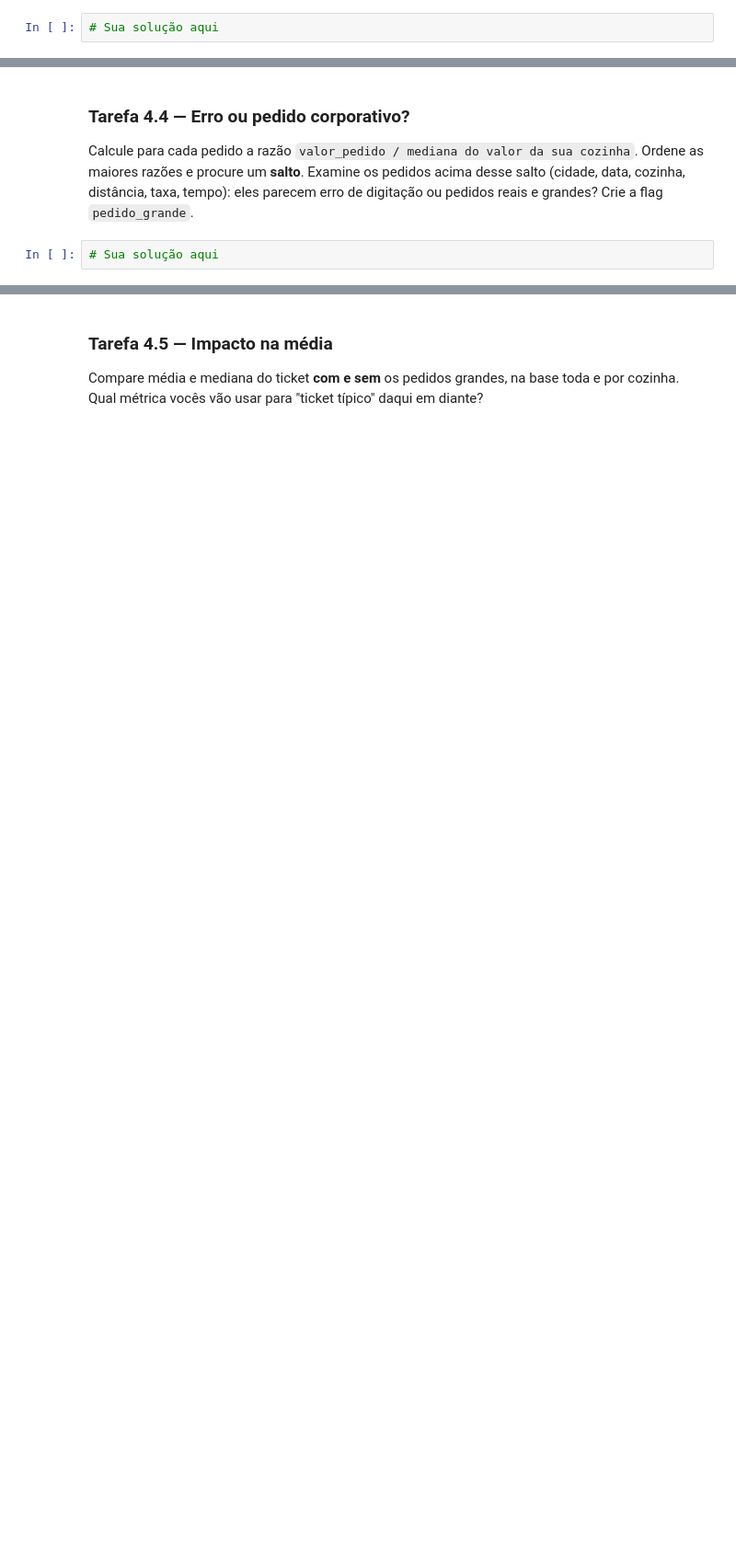
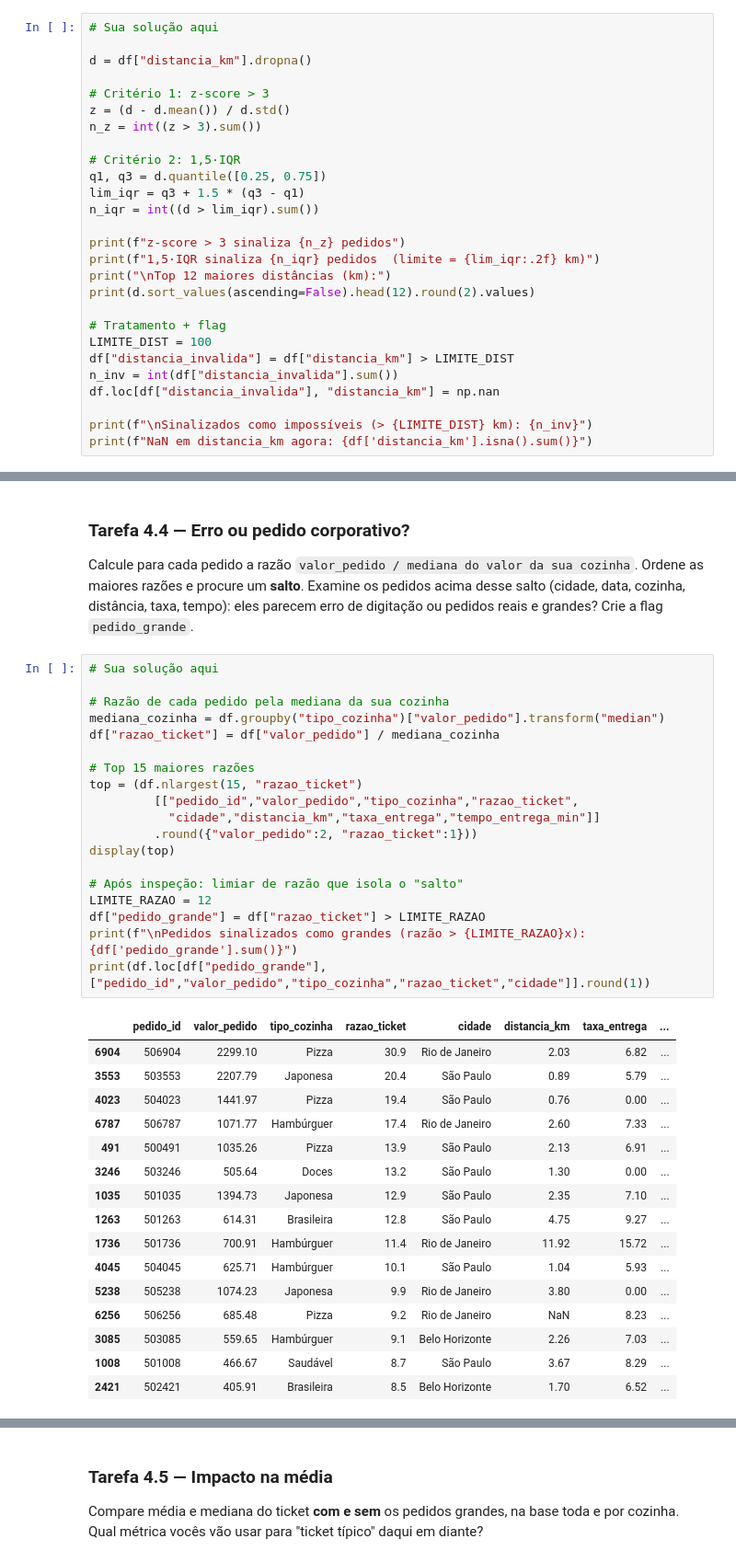
Before and after one commit to danielmassita/ADA1735-DS-PY-018, a Jupyter notebook: projeto_final.ipynb, the cells around one changed output, grey strips where cells are left out. Shown at 92% size. Cells and saved outputs as stored; diff of their text form; blank space fills up the shorter version.

```diff
--- a/projeto_final.ipynb
+++ b/projeto_final.ipynb
@@ -217,3 +523,28 @@ Visualize a distribuição de `tempo_entrega_min` com um boxplot. Trate os códi
 Aplique os dois critérios da aula 4 — **z-score > 3** e **1,5·IQR** — em `distancia_km`. Quantos pedidos cada um sinaliza? Olhe os maiores valores: onde está a fronteira entre "longe" e "impossível"? Trate e crie a flag `distancia_invalida`.
 # %%
 # Sua solução aqui
+
+d = df["distancia_km"].dropna()
+
+# Critério 1: z-score > 3
+z = (d - d.mean()) / d.std()
+n_z = int((z > 3).sum())
+
+# Critério 2: 1,5·IQR
+q1, q3 = d.quantile([0.25, 0.75])
+lim_iqr = q3 + 1.5 * (q3 - q1)
+n_iqr = int((d > lim_iqr).sum())
+
+print(f"z-score > 3 sinaliza {n_z} pedidos")
+print(f"1,5·IQR sinaliza {n_iqr} pedidos  (limite = {lim_iqr:.2f} km)")
+print("\nTop 12 maiores distâncias (km):")
+print(d.sort_values(ascending=False).head(12).round(2).values)
+
+# Tratamento + flag
+LIMITE_DIST = 100
+df["distancia_invalida"] = df["distancia_km"] > LIMITE_DIST
+n_inv = int(df["distancia_invalida"].sum())
+df.loc[df["distancia_invalida"], "distancia_km"] = np.nan
+
+print(f"\nSinalizados como impossíveis (> {LIMITE_DIST} km): {n_inv}")
+print(f"NaN em distancia_km agora: {df['distancia_km'].isna().sum()}")
@@ -231,3 +635,37 @@ Aplique 1,5·IQR **na base inteira** e conte, por `tipo_cozinha`, quantos pedido
 Calcule para cada pedido a razão `valor_pedido / mediana do valor da sua cozinha`. Ordene as maiores razões e procure um **salto**. Examine os pedidos acima desse salto (cidade, data, cozinha, distância, taxa, tempo): eles parecem erro de digitação ou pedidos reais e grandes? Crie a flag `pedido_grande`.
 # %%
 # Sua solução aqui
+
+# Razão de cada pedido pela mediana da sua cozinha
+mediana_cozinha = df.groupby("tipo_cozinha")["valor_pedido"].transform("median")
+df["razao_ticket"] = df["valor_pedido"] / mediana_cozinha
+
+# Top 15 maiores razões
+top = (df.nlargest(15, "razao_ticket")
+         [["pedido_id","valor_pedido","tipo_cozinha","razao_ticket",
+           "cidade","distancia_km","taxa_entrega","tempo_entrega_min"]]
+         .round({"valor_pedido":2, "razao_ticket":1}))
+display(top)
+
+# Após inspeção: limiar de razão que isola o "salto"
+LIMITE_RAZAO = 12
+df["pedido_grande"] = df["razao_ticket"] > LIMITE_RAZAO
+print(f"\nPedidos sinalizados como grandes (razão > {LIMITE_RAZAO}x): {df['pedido_grande'].sum()}")
+print(df.loc[df["pedido_grande"], ["pedido_id","valor_pedido","tipo_cozinha","razao_ticket","cidade"]].round(1))
+# %% [output]
+|  | pedido_id | valor_pedido | tipo_cozinha | razao_ticket | cidade | distancia_km | taxa_entrega | ... |
+| 6904 | 506904 | 2299.10 | Pizza | 30.9 | Rio de Janeiro | 2.03 | 6.82 | ... |
+| 3553 | 503553 | 2207.79 | Japonesa | 20.4 | São Paulo | 0.89 | 5.79 | ... |
+| 4023 | 504023 | 1441.97 | Pizza | 19.4 | São Paulo | 0.76 | 0.00 | ... |
+| 6787 | 506787 | 1071.77 | Hambúrguer | 17.4 | Rio de Janeiro | 2.60 | 7.33 | ... |
+| 491 | 500491 | 1035.26 | Pizza | 13.9 | São Paulo | 2.13 | 6.91 | ... |
+| 3246 | 503246 | 505.64 | Doces | 13.2 | São Paulo | 1.30 | 0.00 | ... |
+| 1035 | 501035 | 1394.73 | Japonesa | 12.9 | São Paulo | 2.35 | 7.10 | ... |
+| 1263 | 501263 | 614.31 | Brasileira | 12.8 | São Paulo | 4.75 | 9.27 | ... |
+| 1736 | 501736 | 700.91 | Hambúrguer | 11.4 | Rio de Janeiro | 11.92 | 15.72 | ... |
+| 4045 | 504045 | 625.71 | Hambúrguer | 10.1 | São Paulo | 1.04 | 5.93 | ... |
+| 5238 | 505238 | 1074.23 | Japonesa | 9.9 | Rio de Janeiro | 3.80 | 0.00 | ... |
+| 6256 | 506256 | 685.48 | Pizza | 9.2 | Rio de Janeiro | NaN | 8.23 | ... |
+| 3085 | 503085 | 559.65 | Hambúrguer | 9.1 | Belo Horizonte | 2.26 | 7.03 | ... |
+| 1008 | 501008 | 466.67 | Saudável | 8.7 | São Paulo | 3.67 | 8.29 | ... |
+| 2421 | 502421 | 405.91 | Brasileira | 8.5 | Belo Horizonte | 1.70 | 6.52 | ... |
```
Also changed, not shown: parts of 52 cells of this notebook.
